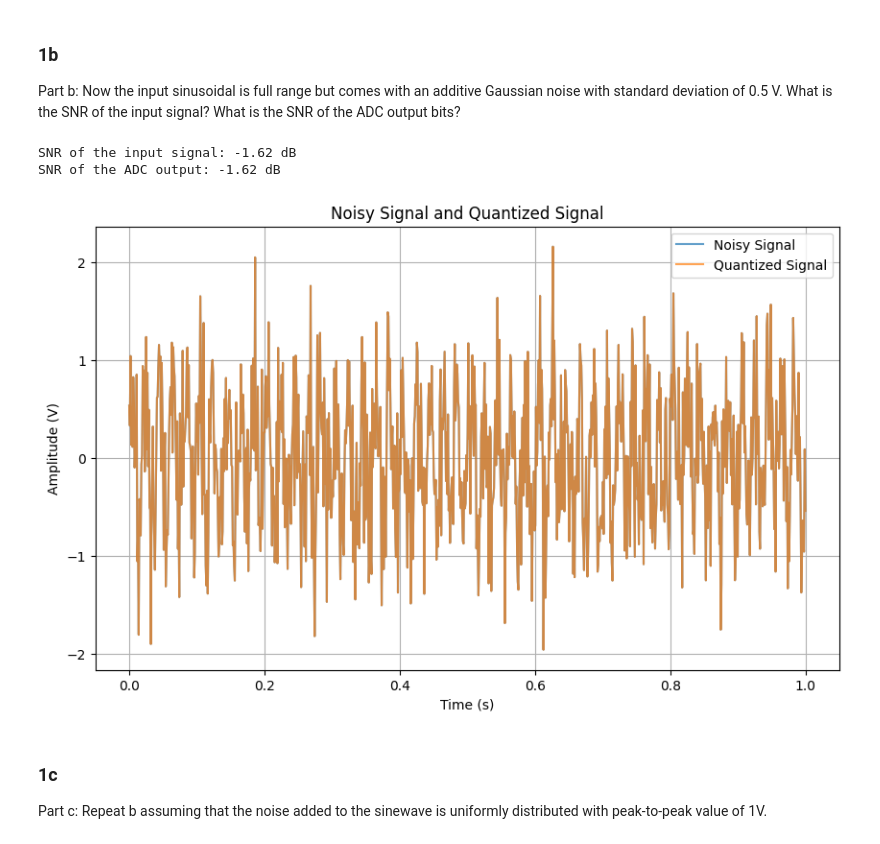
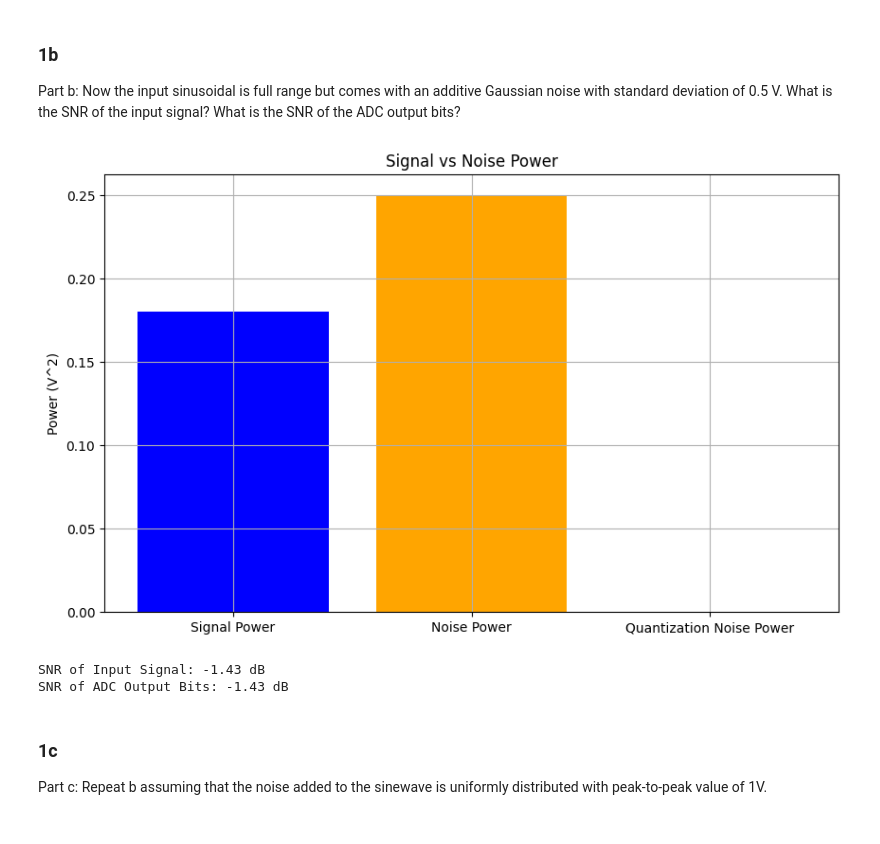
Before and after one commit to Sam-Bieberich/489, a Jupyter notebook: Lab/lab4.ipynb, the cells around one changed output. Cells and saved outputs as stored; diff of their text form; code cells hidden in the pictures.

```diff
--- a/Lab/lab4.ipynb
+++ b/Lab/lab4.ipynb
@@ -42,41 +39,31 @@ Theoretical SNR: 74.00 dB
 ### 1b
 
 Part b: Now the input sinusoidal is full range but comes with an additive Gaussian noise with standard deviation of 0.5 V. What is the SNR of the input signal? What is the SNR of the ADC output bits?
-# %%
-full_range_signal = (Vpp / 2) * np.sin(2 * np.pi * 50 * t)
-
-noise_std = 0.5
-noisy_signal = full_range_signal + np.random.normal(0, noise_std, len(t))
-
-# Calculate SNR of the input signal
-signal_power = np.mean(full_range_signal**2)
-noise_power = np.mean((noisy_signal - full_range_signal)**2)
-SNR_input = 10 * np.log10(signal_power / noise_power)
-print(f"SNR of the input signal: {SNR_input:.2f} dB")
-
-# Quantize the noisy signal using the ADC resolution
-quantization_levels = 2**N
-quantized_signal = np.round((noisy_signal + Vpp / 2) * (quantization_levels - 1) / Vpp) * Vpp / (quantization_levels - 1) - Vpp / 2
-
-# Calculate SNR of the ADC output
-quantization_noise_power = np.mean((quantized_signal - full_range_signal)**2)
-SNR_ADC_output = 10 * np.log10(signal_power / quantization_noise_power)
-print(f"SNR of the ADC output: {SNR_ADC_output:.2f} dB")
-
-# Plot the noisy signal and quantized signal
-plt.figure(figsize=(10, 6))
-plt.plot(t, noisy_signal, label="Noisy Signal", alpha=0.7)
-plt.plot(t, quantized_signal, label="Quantized Signal", alpha=0.7)
-plt.title("Noisy Signal and Quantized Signal")
-plt.xlabel("Time (s)")
-plt.ylabel("Amplitude (V)")
-plt.legend()
-plt.grid()
-plt.show()
-# %% [output]
-SNR of the input signal: -1.62 dB
-SNR of the ADC output: -1.62 dB
-[figure, removed]
+# %%
+noise_std_dev = 0.5
+signal_power = (full_scale_range / (2 * np.sqrt(2)))**2
+
+noise_power = noise_std_dev**2
+
+snr_input_signal = 10 * np.log10(signal_power / noise_power)
+
+total_noise_power_adc = noise_power + quantization_noise_power
+
+snr_adc_output_bits = 10 * np.log10(signal_power / total_noise_power_adc)
+
+plt.figure(figsize=(10, 6))
+plt.bar(['Signal Power', 'Noise Power', 'Quantization Noise Power'], [signal_power, noise_power, quantization_noise_power], color=['blue', 'orange', 'green'])
+plt.title('Signal vs Noise Power')
+plt.ylabel('Power (V^2)')
+plt.grid(True)
+plt.show()
+
+print(f"SNR of Input Signal: {snr_input_signal:.2f} dB")
+print(f"SNR of ADC Output Bits: {snr_adc_output_bits:.2f} dB")
+# %% [output]
+[figure, added]
+SNR of Input Signal: -1.43 dB
+SNR of ADC Output Bits: -1.43 dB
 # %% [markdown]
 ### 1c
 
```
Also changed, not shown: parts of 21 cells of this notebook.
